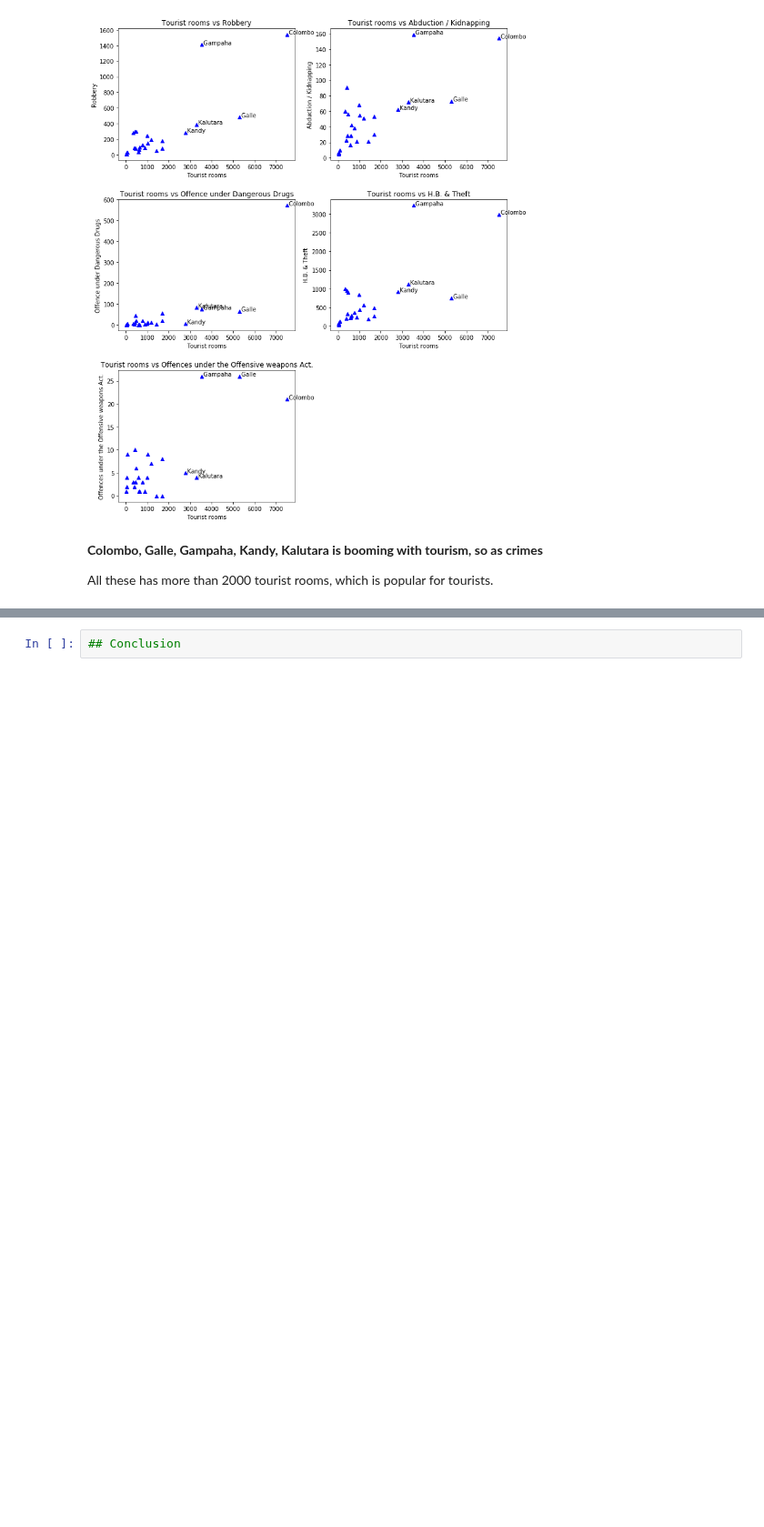
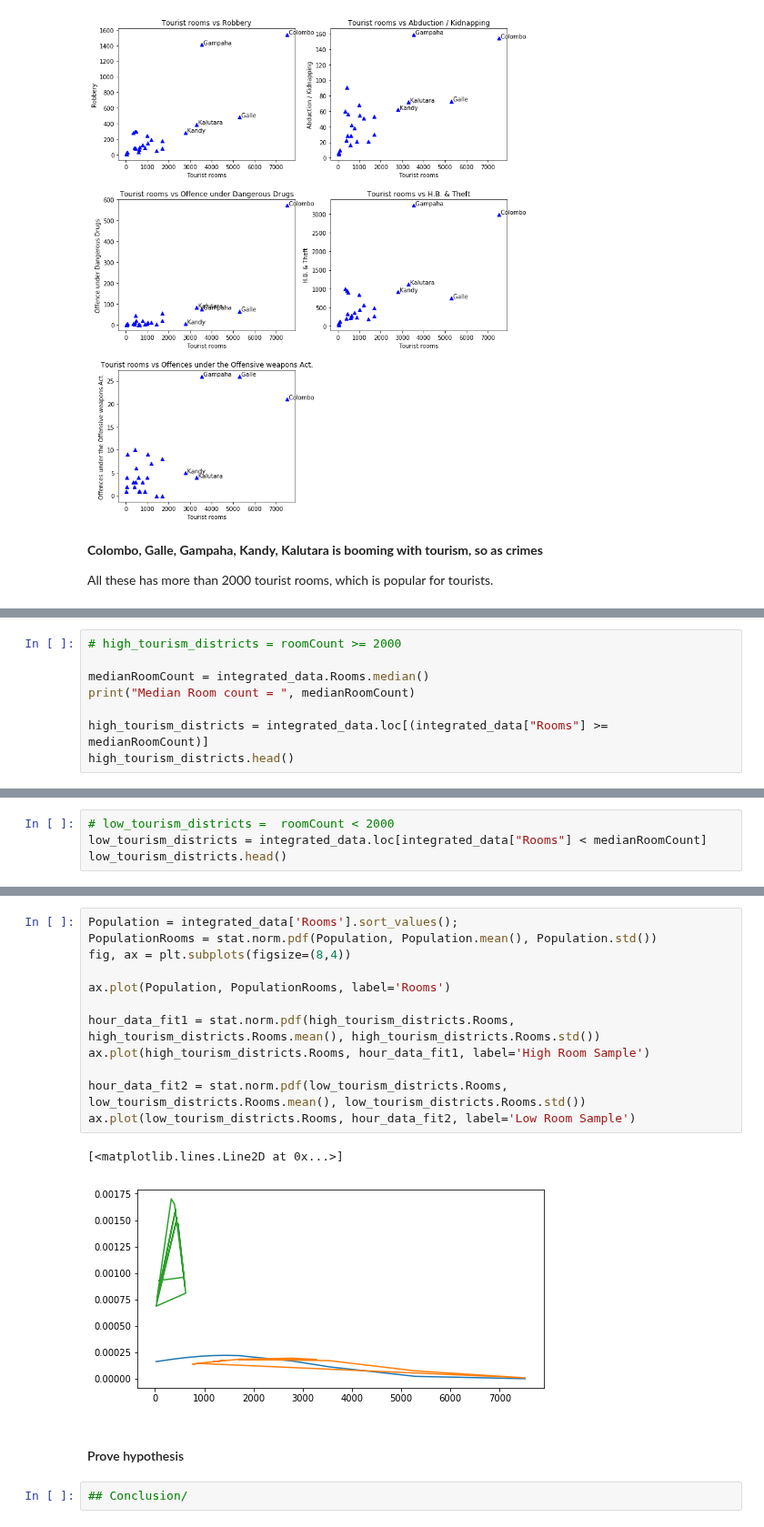
Before and after one commit to PraAnj/gov.lk.data.analysis, a Jupyter notebook: src/tourism_causes_crimes_hypothesis.ipynb, the cells around one changed output, grey strips where cells are left out. Shown at 91% size. Saved outputs shown, nothing was run; the diff lists cells and outputs as text; blank space fills up the shorter version.

```diff
--- a/src/tourism_causes_crimes_hypothesis.ipynb
+++ b/src/tourism_causes_crimes_hypothesis.ipynb
@@ -74,0 +68,8 @@ All these has more than 2000 tourist rooms, which is popular for tourists.
+# %%
+# high_tourism_districts = roomCount >= 2000
+
+medianRoomCount = integrated_data.Rooms.median()
+print("Median Room count = ", medianRoomCount)
+
+high_tourism_districts = integrated_data.loc[(integrated_data["Rooms"] >= medianRoomCount)]
+high_tourism_districts.head()
@@ -74,0 +85,4 @@ All these has more than 2000 tourist rooms, which is popular for tourists.
+# %%
+# low_tourism_districts =  roomCount < 2000
+low_tourism_districts = integrated_data.loc[integrated_data["Rooms"] < medianRoomCount]
+low_tourism_districts.head()
@@ -75,2 +123,19 @@ All these has more than 2000 tourist rooms, which is popular for tourists.
+# %%
+Population = integrated_data['Rooms'].sort_values();
+PopulationRooms = stat.norm.pdf(Population, Population.mean(), Population.std())
+fig, ax = plt.subplots(figsize=(8,4))
+
+ax.plot(Population, PopulationRooms, label='Rooms')
+
+hour_data_fit1 = stat.norm.pdf(high_tourism_districts.Rooms, high_tourism_districts.Rooms.mean(), high_tourism_districts.Rooms.std())
+ax.plot(high_tourism_districts.Rooms, hour_data_fit1, label='High Room Sample')
+
+hour_data_fit2 = stat.norm.pdf(low_tourism_districts.Rooms, low_tourism_districts.Rooms.mean(), low_tourism_districts.Rooms.std())
+ax.plot(low_tourism_districts.Rooms, hour_data_fit2, label='Low Room Sample')
+# %% [output]
+[<matplotlib.lines.Line2D at 0x...>]
+[figure, added]
+# %% [markdown]
+#### Prove hypothesis
 # %%
-## Conclusion
+## Conclusion/
```
Also changed, not shown: parts of 7 cells of this notebook.
